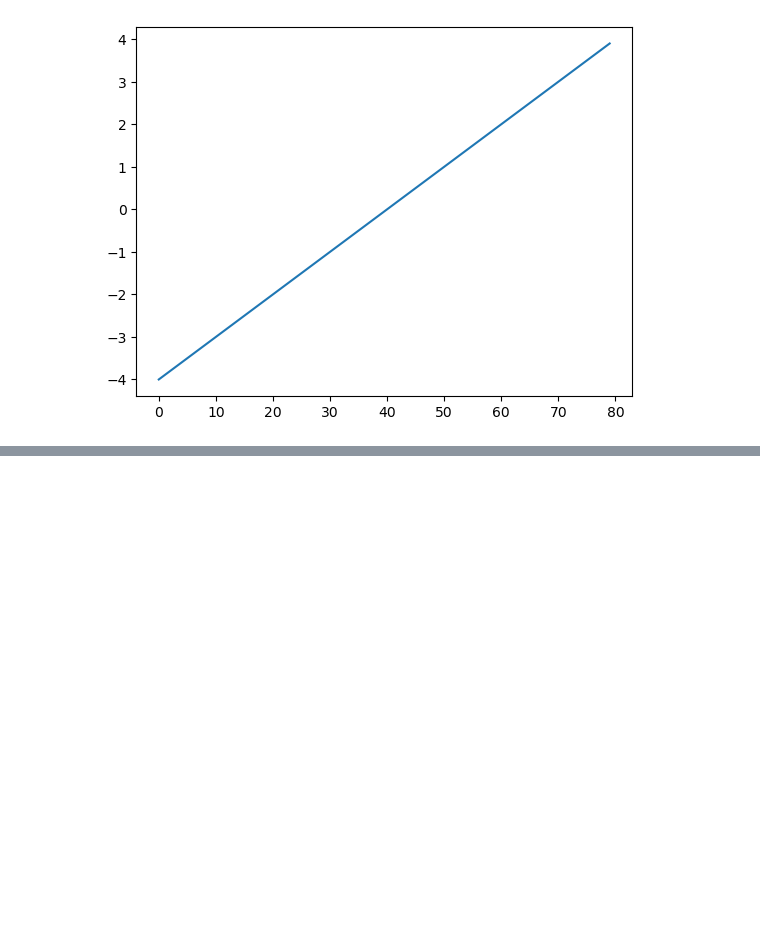
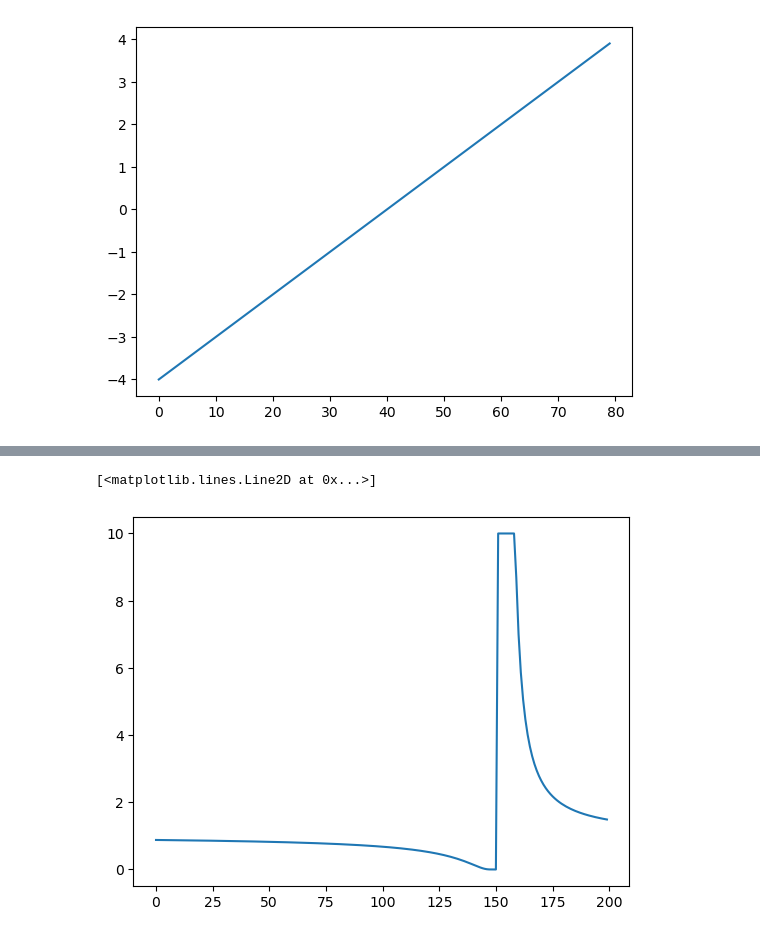
Before and after one commit to pchp250g8-home-python-tutorials/python-notebook-plots, a Jupyter notebook: Plots.ipynb, the cells around one changed output, grey strips where cells are left out. Cells and saved outputs as stored; diff of their text form; code cells hidden in the pictures; blank space fills up the shorter version.

```diff
--- a/Plots.ipynb
+++ b/Plots.ipynb
@@ -35,0 +32,11 @@ plt.plot(y)
+# %%
+import matplotlib.pyplot as plt
+import numpy as np
+
+x = np.arange(-10, 10, 0.1)
+x = x[x != 5]
+y = 7 ** (1 / (x - 5))
+plt.plot(y.clip(-10, 10))
+# %% [output]
+[<matplotlib.lines.Line2D at 0x...>]
+[figure, added]
```
Also changed, not shown: parts of 1 cell of this notebook.
